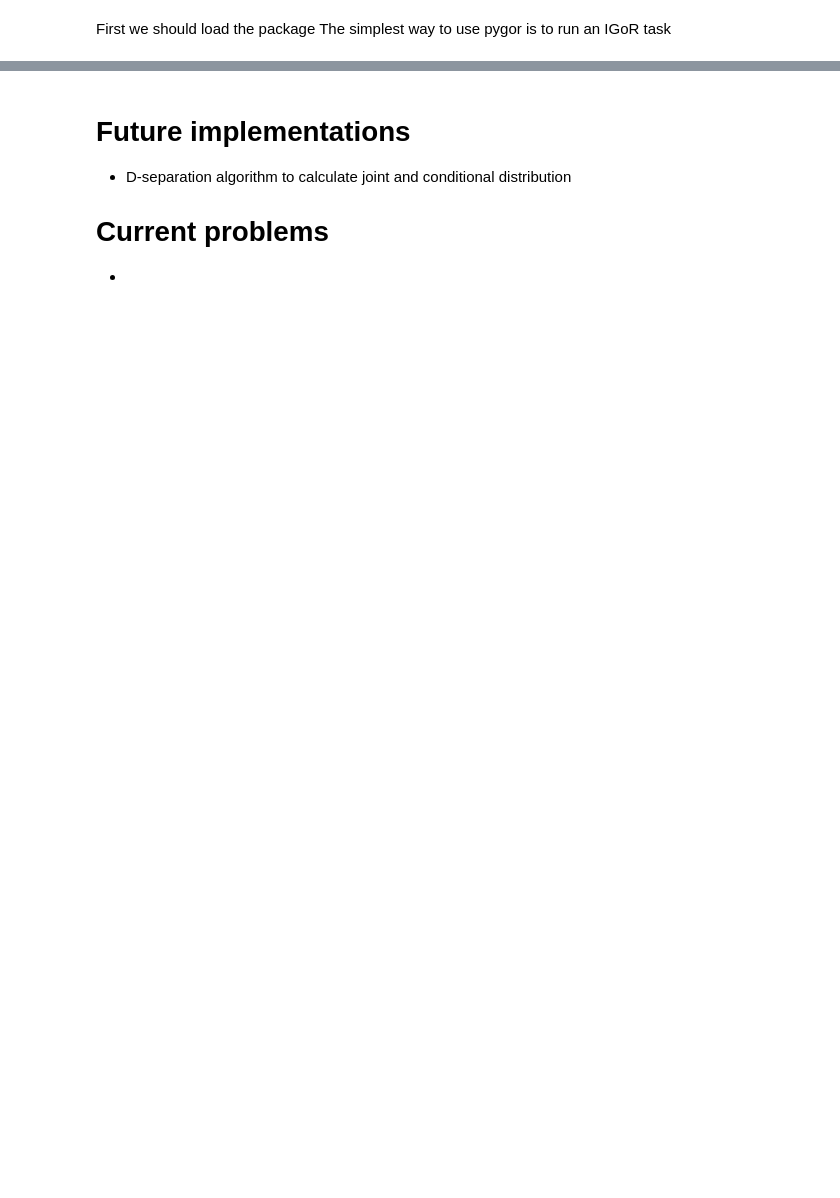
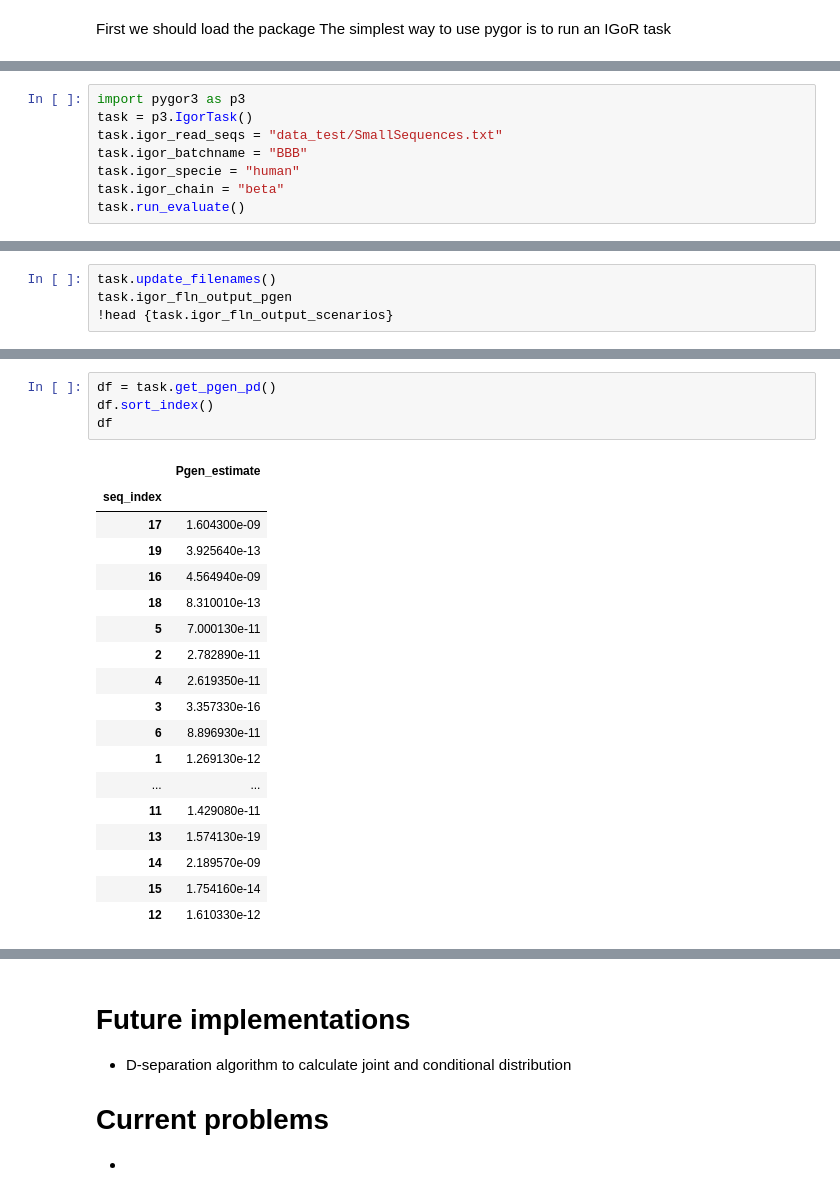
Before and after one commit to statbiophys/pygor3, a Jupyter notebook: Documentation.ipynb, the cells around one changed output, grey strips where cells are left out. Drawn from its saved outputs; the diff is of its cells as text; blank space fills up the shorter version.

```diff
--- a/Documentation.ipynb
+++ b/Documentation.ipynb
@@ -21,0 +137,8 @@ igor_task.igor_batchname
+# %%
+import pygor3 as p3
+task = p3.IgorTask()
+task.igor_read_seqs = "data_test/SmallSequences.txt"
+task.igor_batchname = "BBB"
+task.igor_specie = "human"
+task.igor_chain = "beta"
+task.run_evaluate()
@@ -21,0 +163,4 @@ igor_task.igor_batchname
+# %%
+task.update_filenames()
+task.igor_fln_output_pgen
+!head {task.igor_fln_output_scenarios}
@@ -21,0 +178,23 @@ igor_task.igor_batchname
+# %%
+df = task.get_pgen_pd()
+df.sort_index()
+df
+# %% [output]
+|  | Pgen_estimate |
+| seq_index |  |
+| 17 | 1.604300e-09 |
+| 19 | 3.925640e-13 |
+| 16 | 4.564940e-09 |
+| 18 | 8.310010e-13 |
+| 5 | 7.000130e-11 |
+| 2 | 2.782890e-11 |
+| 4 | 2.619350e-11 |
+| 3 | 3.357330e-16 |
+| 6 | 8.896930e-11 |
+| 1 | 1.269130e-12 |
+| ... | ... |
+| 11 | 1.429080e-11 |
+| 13 | 1.574130e-19 |
+| 14 | 2.189570e-09 |
+| 15 | 1.754160e-14 |
+| 12 | 1.610330e-12 |
```
Also changed, not shown: parts of 66 cells of this notebook, 46 other files.
